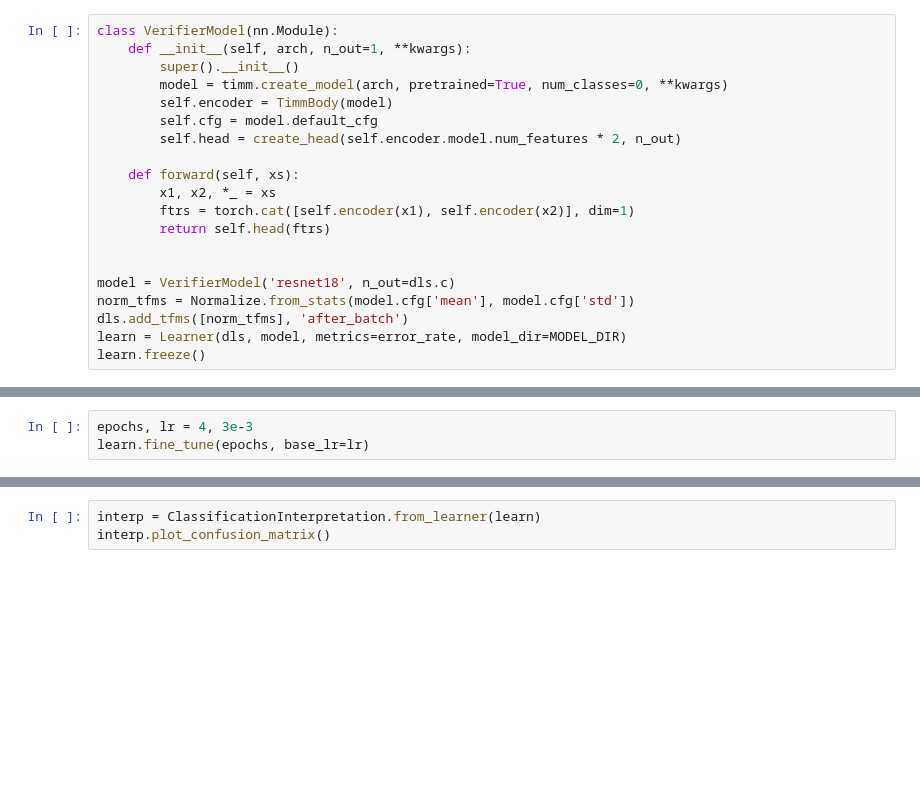
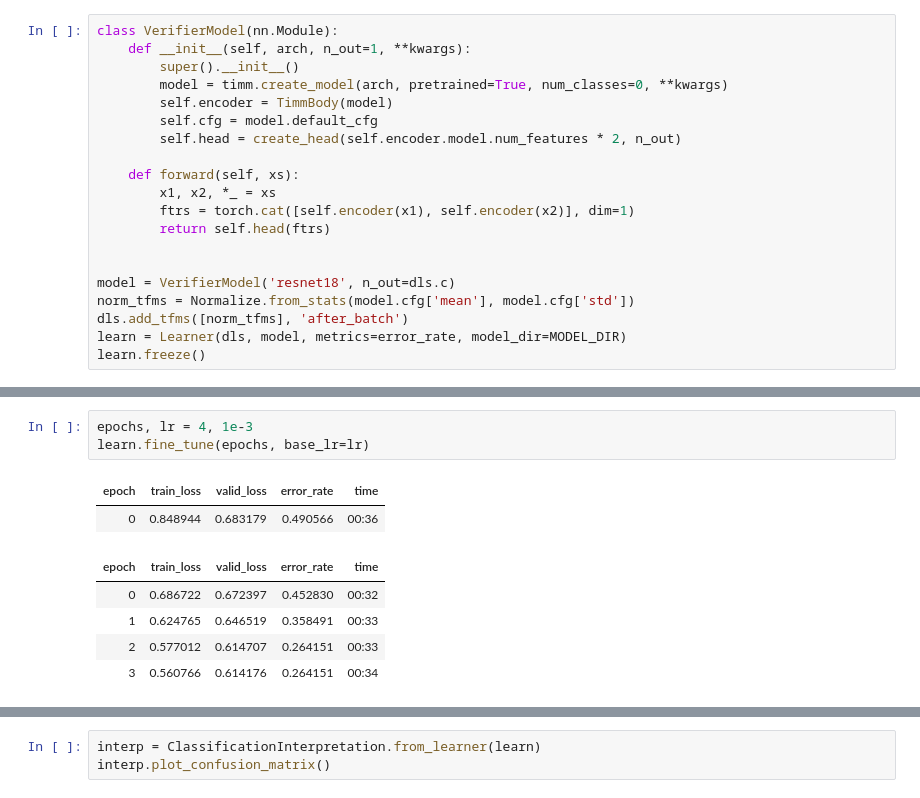
Before and after one commit to tahsina13/game-verifier, a Jupyter notebook: verifier.ipynb, the cells around one changed output, grey strips where cells are left out. Saved outputs shown, nothing was run; the diff lists cells and outputs as text; blank space fills up the shorter version.

```diff
--- a/verifier.ipynb
+++ b/verifier.ipynb
@@ -326,3 +336,11 @@ learn.lr_find()
 # %%
-epochs, lr = 4, 3e-3
+epochs, lr = 4, 1e-3
 learn.fine_tune(epochs, base_lr=lr)
+# %% [output]
+| epoch | train_loss | valid_loss | error_rate | time |
+| 0 | 0.848944 | 0.683179 | 0.490566 | 00:36 |
+| epoch | train_loss | valid_loss | error_rate | time |
+| 0 | 0.686722 | 0.672397 | 0.452830 | 00:32 |
+| 1 | 0.624765 | 0.646519 | 0.358491 | 00:33 |
+| 2 | 0.577012 | 0.614707 | 0.264151 | 00:33 |
+| 3 | 0.560766 | 0.614176 | 0.264151 | 00:34 |
```
Also changed, not shown: parts of 5 cells of this notebook.
